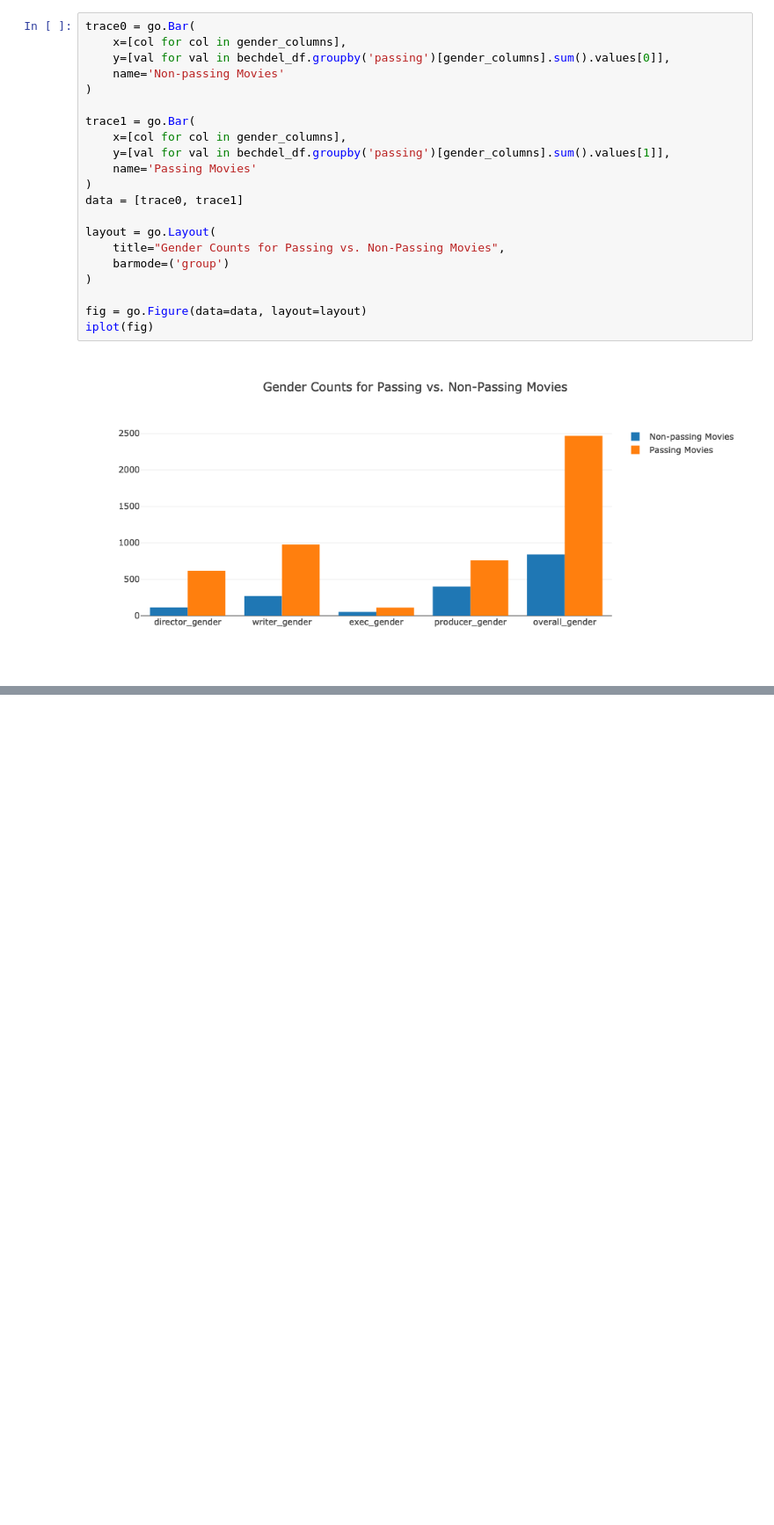
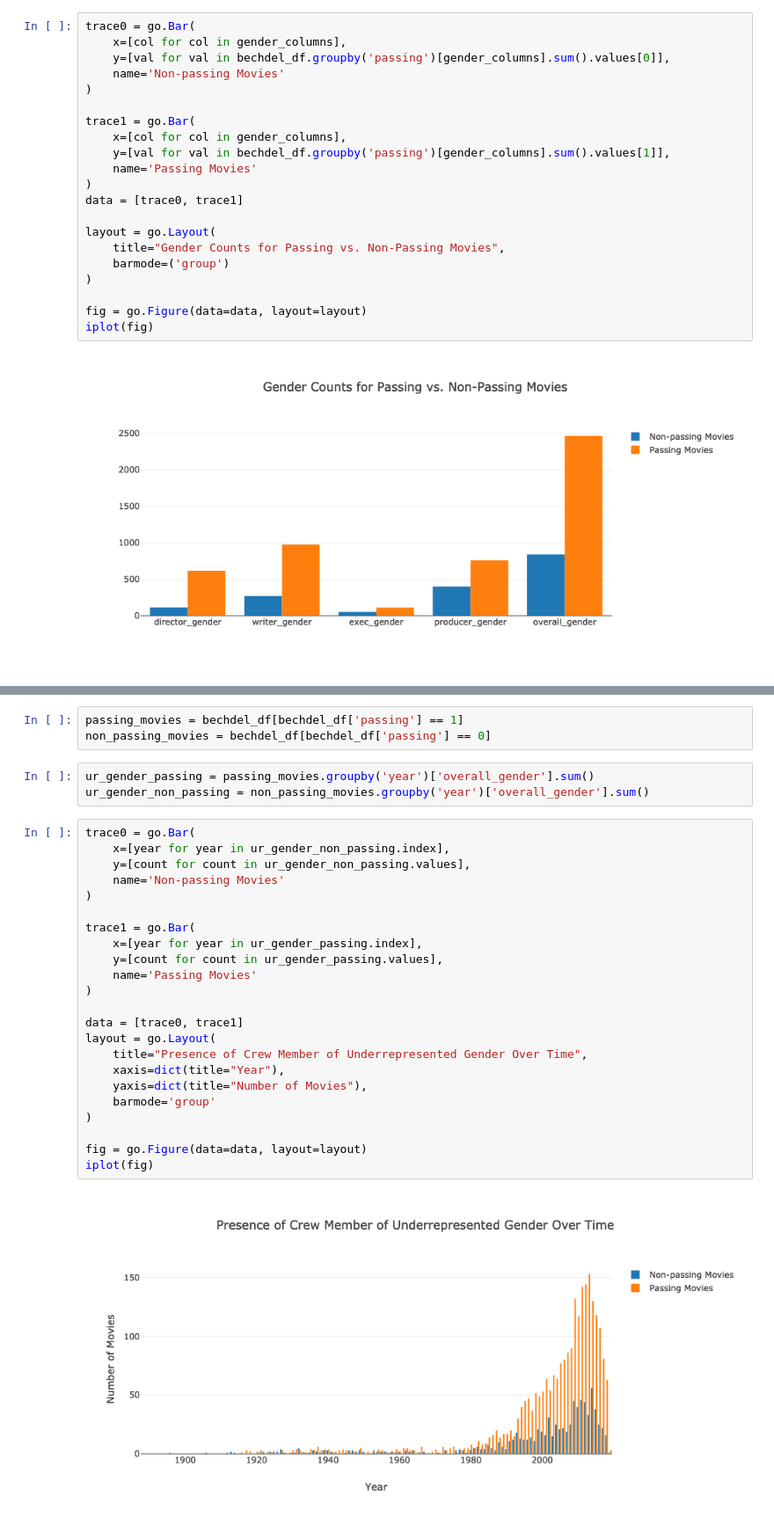
Before and after one commit to MagicMilly/women-in-film-analysis-dashboard, a Jupyter notebook: plotly_visualizations.ipynb, the cells around one changed output, grey strips where cells are left out. Shown at 88% size. Drawn from its saved outputs; the diff is of its cells as text; blank space fills up the shorter version.

```diff
--- a/plotly_visualizations.ipynb
+++ b/plotly_visualizations.ipynb
@@ -202,2 +245,33 @@ iplot(fig)
+# %%
+passing_movies = bechdel_df[bechdel_df['passing'] == 1]
+non_passing_movies = bechdel_df[bechdel_df['passing'] == 0]
+# %%
+ur_gender_passing = passing_movies.groupby('year')['overall_gender'].sum()
+ur_gender_non_passing = non_passing_movies.groupby('year')['overall_gender'].sum()
+# %%
+trace0 = go.Bar(
+    x=[year for year in ur_gender_non_passing.index],
+    y=[count for count in ur_gender_non_passing.values],
+    name='Non-passing Movies'
+)
+
+trace1 = go.Bar(
+    x=[year for year in ur_gender_passing.index],
+    y=[count for count in ur_gender_passing.values],
+    name='Passing Movies'
+)
+
+data = [trace0, trace1]
+layout = go.Layout(
+    title="Presence of Crew Member of Underrepresented Gender Over Time",
+    xaxis=dict(title="Year"),
+    yaxis=dict(title="Number of Movies"),
+    barmode='group'
+)
+
+fig = go.Figure(data=data, layout=layout)
+iplot(fig)
+# %% [output]
+[figure, added]
 # %% [markdown]
 ### C. Plot Budget and Revenue Values
```
Also changed, not shown: parts of 25 cells of this notebook.
